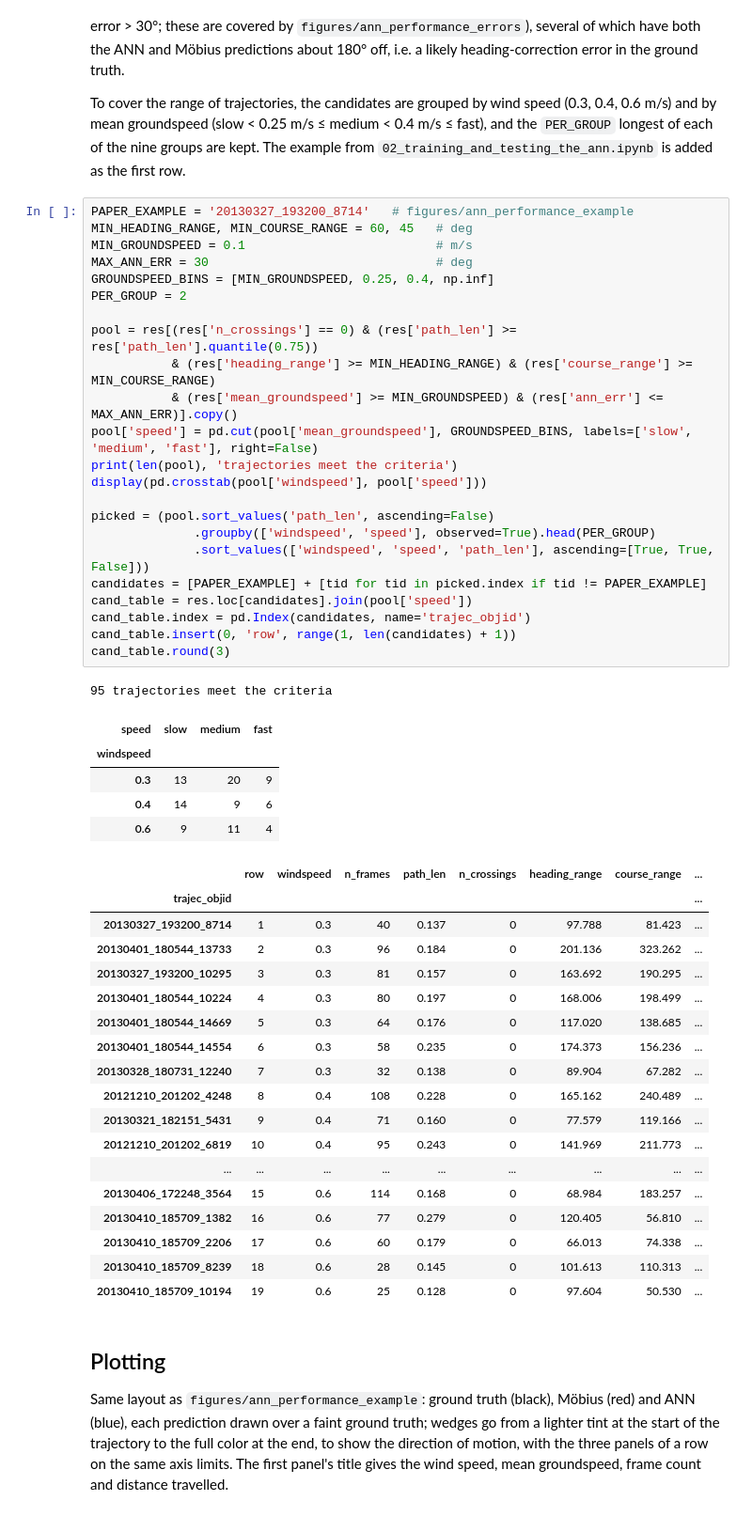
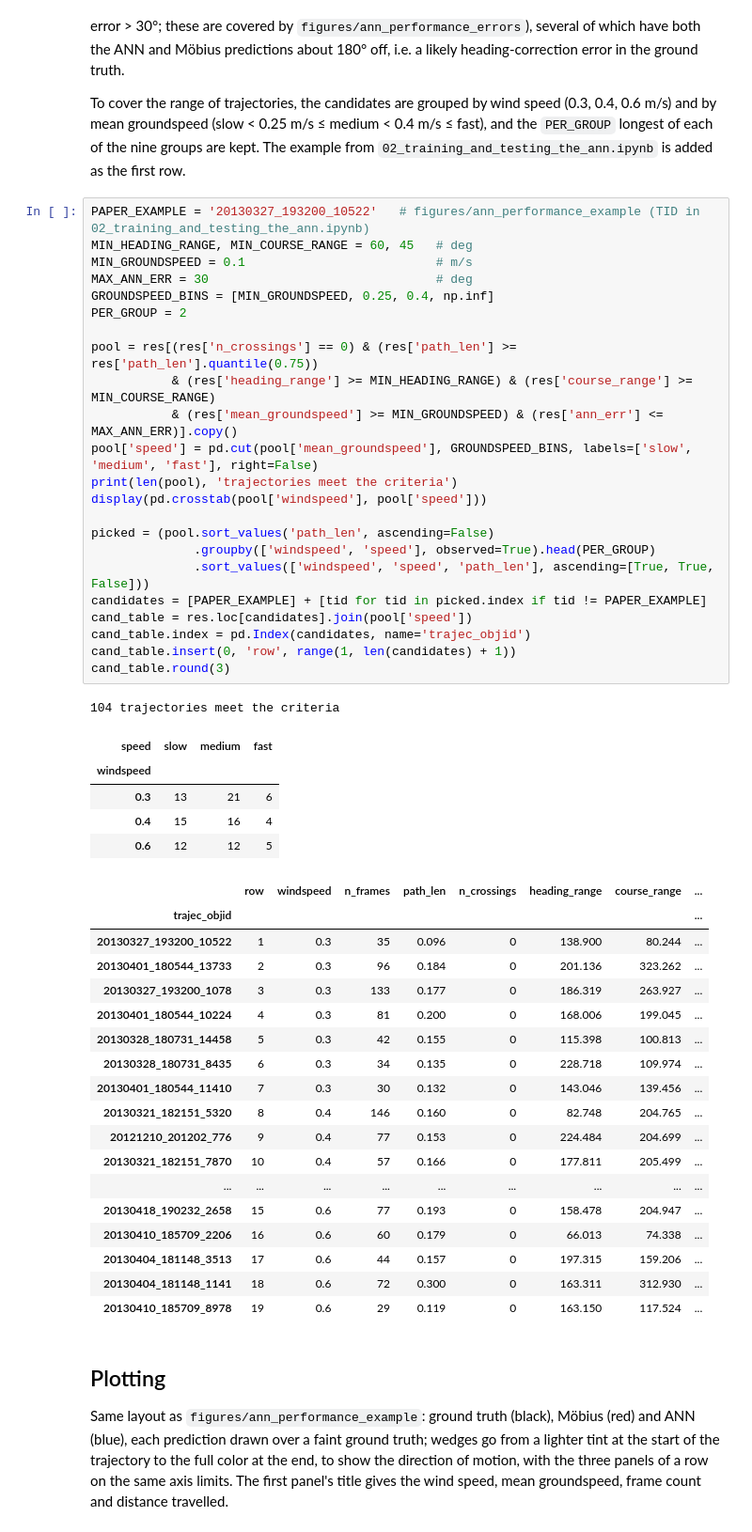
Before and after one commit to nehalsinghmangat/drosophila_body_orientation_predictor, a Jupyter notebook: notebooks/05_ann_performance_examples.ipynb, the cells around one changed output. Shown at 94% size. Cells and saved outputs as stored; diff of their text form.

```diff
--- a/notebooks/05_ann_performance_examples.ipynb
+++ b/notebooks/05_ann_performance_examples.ipynb
@@ -138,53 +138,53 @@ A candidate does not cross itself, is in the longest quarter of held-out traject
 
 To cover the range of trajectories, the candidates are grouped by wind speed (0.3, 0.4, 0.6 m/s) and by mean groundspeed (slow < 0.25 m/s ≤ medium < 0.4 m/s ≤ fast), and the `PER_GROUP` longest of each of the nine groups are kept. The example from `02_training_and_testing_the_ann.ipynb` is added as the first row.
 # %%
-PAPER_EXAMPLE = '20130327_193200_8714'   # figures/ann_performance_example
+PAPER_EXAMPLE = '20130327_193200_10522'   # figures/ann_performance_example (TID in 02_training_and_testing_the_ann.ipynb)
 MIN_HEADING_RANGE, MIN_COURSE_RANGE = 60, 45   # deg
 MIN_GROUNDSPEED = 0.1                          # m/s
 MAX_ANN_ERR = 30                               # deg
 GROUNDSPEED_BINS = [MIN_GROUNDSPEED, 0.25, 0.4, np.inf]
 PER_GROUP = 2
 
 pool = res[(res['n_crossings'] == 0) & (res['path_len'] >= res['path_len'].quantile(0.75))
            & (res['heading_range'] >= MIN_HEADING_RANGE) & (res['course_range'] >= MIN_COURSE_RANGE)
            & (res['mean_groundspeed'] >= MIN_GROUNDSPEED) & (res['ann_err'] <= MAX_ANN_ERR)].copy()
 pool['speed'] = pd.cut(pool['mean_groundspeed'], GROUNDSPEED_BINS, labels=['slow', 'medium', 'fast'], right=False)
 print(len(pool), 'trajectories meet the criteria')
 display(pd.crosstab(pool['windspeed'], pool['speed']))
 
 picked = (pool.sort_values('path_len', ascending=False)
               .groupby(['windspeed', 'speed'], observed=True).head(PER_GROUP)
               .sort_values(['windspeed', 'speed', 'path_len'], ascending=[True, True, False]))
 candidates = [PAPER_EXAMPLE] + [tid for tid in picked.index if tid != PAPER_EXAMPLE]
 cand_table = res.loc[candidates].join(pool['speed'])
 cand_table.index = pd.Index(candidates, name='trajec_objid')
 cand_table.insert(0, 'row', range(1, len(candidates) + 1))
 cand_table.round(3)
 # %% [output]
-95 trajectories meet the criteria
+104 trajectories meet the criteria
 | speed | slow | medium | fast |
 | windspeed |  |  |  |
-| 0.3 | 13 | 20 | 9 |
-| 0.4 | 14 | 9 | 6 |
-| 0.6 | 9 | 11 | 4 |
+| 0.3 | 13 | 21 | 6 |
+| 0.4 | 15 | 16 | 4 |
+| 0.6 | 12 | 12 | 5 |
 |  | row | windspeed | n_frames | path_len | n_crossings | heading_range | course_range | ... |
 | trajec_objid |  |  |  |  |  |  |  | ... |
-| 20130327_193200_8714 | 1 | 0.3 | 40 | 0.137 | 0 | 97.788 | 81.423 | ... |
+| 20130327_193200_10522 | 1 | 0.3 | 35 | 0.096 | 0 | 138.900 | 80.244 | ... |
 | 20130401_180544_13733 | 2 | 0.3 | 96 | 0.184 | 0 | 201.136 | 323.262 | ... |
-| 20130327_193200_10295 | 3 | 0.3 | 81 | 0.157 | 0 | 163.692 | 190.295 | ... |
-| 20130401_180544_10224 | 4 | 0.3 | 80 | 0.197 | 0 | 168.006 | 198.499 | ... |
-| 20130401_180544_14669 | 5 | 0.3 | 64 | 0.176 | 0 | 117.020 | 138.685 | ... |
-| 20130401_180544_14554 | 6 | 0.3 | 58 | 0.235 | 0 | 174.373 | 156.236 | ... |
-| 20130328_180731_12240 | 7 | 0.3 | 32 | 0.138 | 0 | 89.904 | 67.282 | ... |
-| 20121210_201202_4248 | 8 | 0.4 | 108 | 0.228 | 0 | 165.162 | 240.489 | ... |
-| 20130321_182151_5431 | 9 | 0.4 | 71 | 0.160 | 0 | 77.579 | 119.166 | ... |
-| 20121210_201202_6819 | 10 | 0.4 | 95 | 0.243 | 0 | 141.969 | 211.773 | ... |
+| 20130327_193200_1078 | 3 | 0.3 | 133 | 0.177 | 0 | 186.319 | 263.927 | ... |
+| 20130401_180544_10224 | 4 | 0.3 | 81 | 0.200 | 0 | 168.006 | 199.045 | ... |
+| 20130328_180731_14458 | 5 | 0.3 | 42 | 0.155 | 0 | 115.398 | 100.813 | ... |
+| 20130328_180731_8435 | 6 | 0.3 | 34 | 0.135 | 0 | 228.718 | 109.974 | ... |
+| 20130401_180544_11410 | 7 | 0.3 | 30 | 0.132 | 0 | 143.046 | 139.456 | ... |
+| 20130321_182151_5320 | 8 | 0.4 | 146 | 0.160 | 0 | 82.748 | 204.765 | ... |
+| 20121210_201202_776 | 9 | 0.4 | 77 | 0.153 | 0 | 224.484 | 204.699 | ... |
+| 20130321_182151_7870 | 10 | 0.4 | 57 | 0.166 | 0 | 177.811 | 205.499 | ... |
 | ... | ... | ... | ... | ... | ... | ... | ... | ... |
-| 20130406_172248_3564 | 15 | 0.6 | 114 | 0.168 | 0 | 68.984 | 183.257 | ... |
-| 20130410_185709_1382 | 16 | 0.6 | 77 | 0.279 | 0 | 120.405 | 56.810 | ... |
-| 20130410_185709_2206 | 17 | 0.6 | 60 | 0.179 | 0 | 66.013 | 74.338 | ... |
-| 20130410_185709_8239 | 18 | 0.6 | 28 | 0.145 | 0 | 101.613 | 110.313 | ... |
-| 20130410_185709_10194 | 19 | 0.6 | 25 | 0.128 | 0 | 97.604 | 50.530 | ... |
+| 20130418_190232_2658 | 15 | 0.6 | 77 | 0.193 | 0 | 158.478 | 204.947 | ... |
+| 20130410_185709_2206 | 16 | 0.6 | 60 | 0.179 | 0 | 66.013 | 74.338 | ... |
+| 20130404_181148_3513 | 17 | 0.6 | 44 | 0.157 | 0 | 197.315 | 159.206 | ... |
+| 20130404_181148_1141 | 18 | 0.6 | 72 | 0.300 | 0 | 163.311 | 312.930 | ... |
+| 20130410_185709_8978 | 19 | 0.6 | 29 | 0.119 | 0 | 163.150 | 117.524 | ... |
 # %% [markdown]
 ## Plotting
 
```
Also changed, not shown: parts of 6 cells of this notebook, 39 other files.
